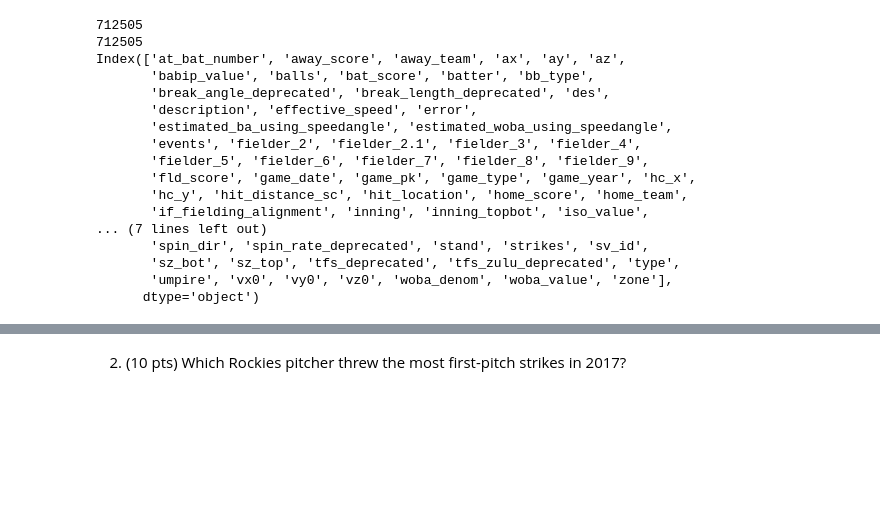
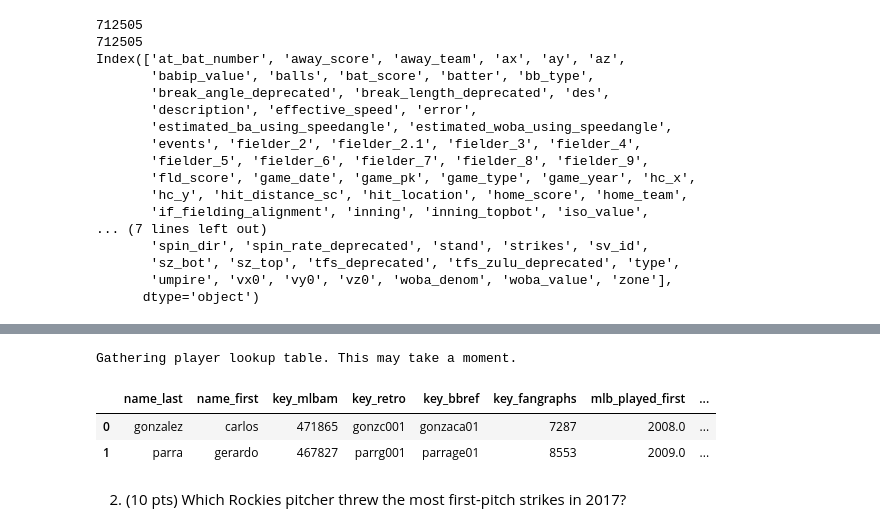
Before and after one commit to michaelmdresser/csci4831-sabermetrics, a Jupyter notebook: Assignment2-Pitching.ipynb, the cells around one changed output, grey strips where cells are left out. Saved outputs shown, nothing was run; the diff lists cells and outputs as text; code cells hidden in the pictures; blank space fills up the shorter version.

```diff
--- a/Assignment2-Pitching.ipynb
+++ b/Assignment2-Pitching.ipynb
@@ -89,2 +97,11 @@ df_rockies_batting_loaded.head(10)
+# %%
+from pybaseball import playerid_reverse_lookup
+
+playerid_reverse_lookup([467827, 471865])
+# %% [output]
+Gathering player lookup table. This may take a moment.
+|  | name_last | name_first | key_mlbam | key_retro | key_bbref | key_fangraphs | mlb_played_first | ... |
+| 0 | gonzalez | carlos | 471865 | gonzc001 | gonzaca01 | 7287 | 2008.0 | ... |
+| 1 | parra | gerardo | 467827 | parrg001 | parrage01 | 8553 | 2009.0 | ... |
 # %% [markdown]
 2. (10 pts) Which Rockies pitcher threw the most first-pitch strikes in 2017?
```
Also changed, not shown: parts of 6 cells of this notebook.
